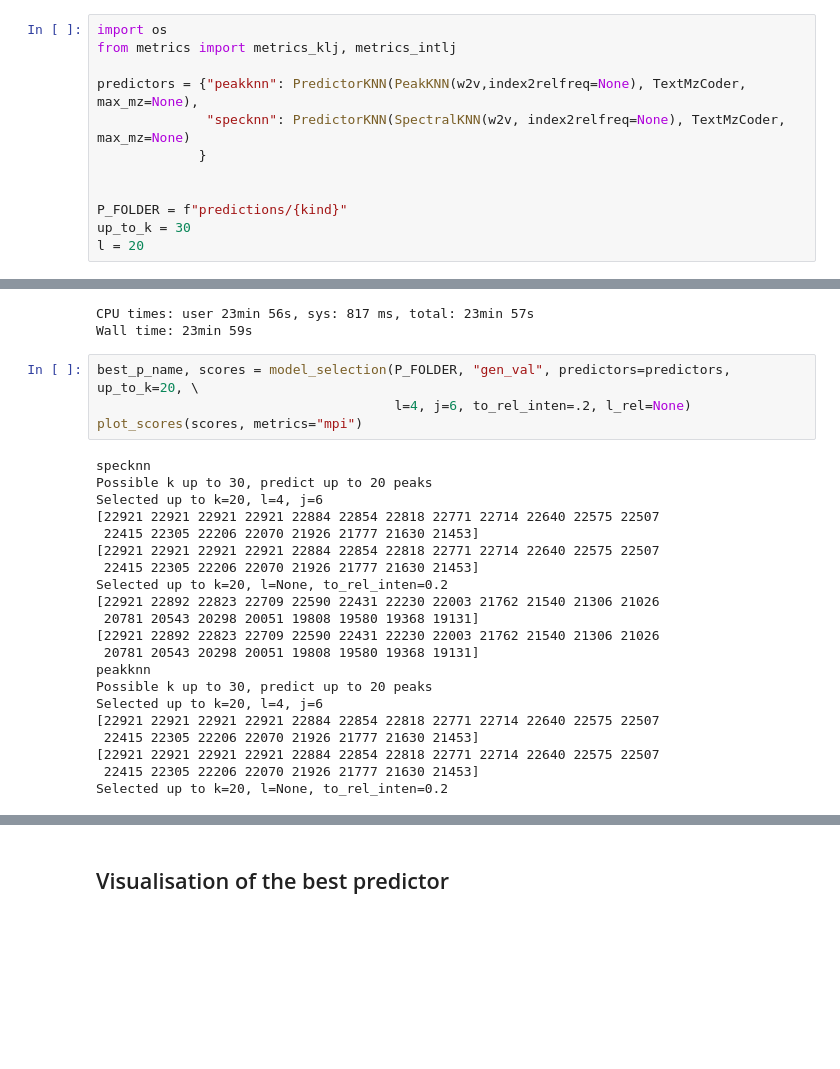
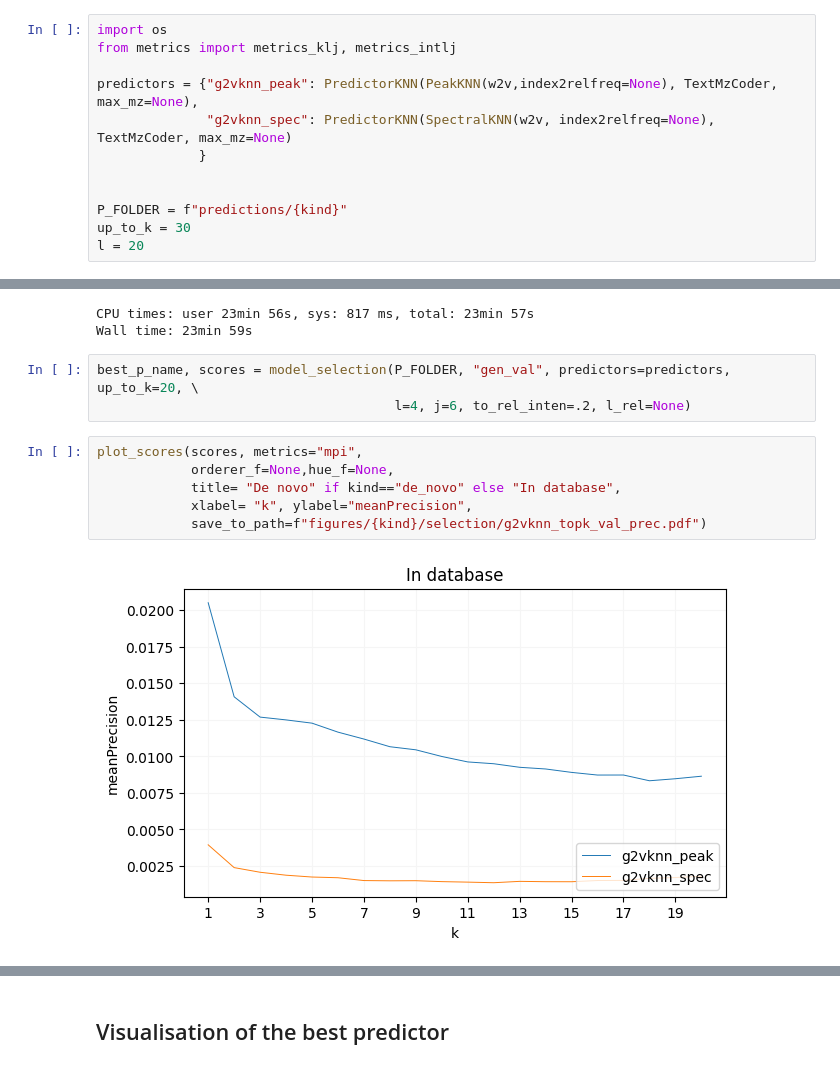
Before and after one commit to michal-stary/missing-peaks-prediction, a Jupyter notebook: knn_model_Gas2VecKNN.ipynb, the cells around one changed output, grey strips where cells are left out. Drawn from its saved outputs; the diff is of its cells as text; blank space fills up the shorter version.

```diff
--- a/knn_model_Gas2VecKNN.ipynb
+++ b/knn_model_Gas2VecKNN.ipynb
@@ -256,8 +231,8 @@ done on the val set
 import os
 from metrics import metrics_klj, metrics_intlj
 
-predictors = {"peakknn": PredictorKNN(PeakKNN(w2v,index2relfreq=None), TextMzCoder, max_mz=None),
-              "specknn": PredictorKNN(SpectralKNN(w2v, index2relfreq=None), TextMzCoder, max_mz=None)
+predictors = {"g2vknn_peak": PredictorKNN(PeakKNN(w2v,index2relfreq=None), TextMzCoder, max_mz=None),
+              "g2vknn_spec": PredictorKNN(SpectralKNN(w2v, index2relfreq=None), TextMzCoder, max_mz=None)
              }
 
 
@@ -278,27 +253,13 @@ Wall time: 23min 59s
 # %%
 best_p_name, scores = model_selection(P_FOLDER, "gen_val", predictors=predictors, up_to_k=20, \
                                       l=4, j=6, to_rel_inten=.2, l_rel=None)
-plot_scores(scores, metrics="mpi")
-# %% [output]
-specknn
-Possible k up to 30, predict up to 20 peaks
-Selected up to k=20, l=4, j=6
-[22921 22921 22921 22921 22884 22854 22818 22771 22714 22640 22575 22507
- 22415 22305 22206 22070 21926 21777 21630 21453]
-[22921 22921 22921 22921 22884 22854 22818 22771 22714 22640 22575 22507
- 22415 22305 22206 22070 21926 21777 21630 21453]
-Selected up to k=20, l=None, to_rel_inten=0.2
-[22921 22892 22823 22709 22590 22431 22230 22003 21762 21540 21306 21026
- 20781 20543 20298 20051 19808 19580 19368 19131]
-[22921 22892 22823 22709 22590 22431 22230 22003 21762 21540 21306 21026
- 20781 20543 20298 20051 19808 19580 19368 19131]
-peakknn
-Possible k up to 30, predict up to 20 peaks
-Selected up to k=20, l=4, j=6
-[22921 22921 22921 22921 22884 22854 22818 22771 22714 22640 22575 22507
- 22415 22305 22206 22070 21926 21777 21630 21453]
-[22921 22921 22921 22921 22884 22854 22818 22771 22714 22640 22575 22507
- 22415 22305 22206 22070 21926 21777 21630 21453]
-Selected up to k=20, l=None, to_rel_inten=0.2
+# %%
+plot_scores(scores, metrics="mpi",
+            orderer_f=None,hue_f=None,
+            title= "De novo" if kind=="de_novo" else "In database",
+            xlabel= "k", ylabel="meanPrecision",
+            save_to_path=f"figures/{kind}/selection/g2vknn_topk_val_prec.pdf")
+# %% [output]
+[figure, added]
 # %%
 best_p_name
```
Also changed, not shown: parts of 27 cells of this notebook, 16 other files.
